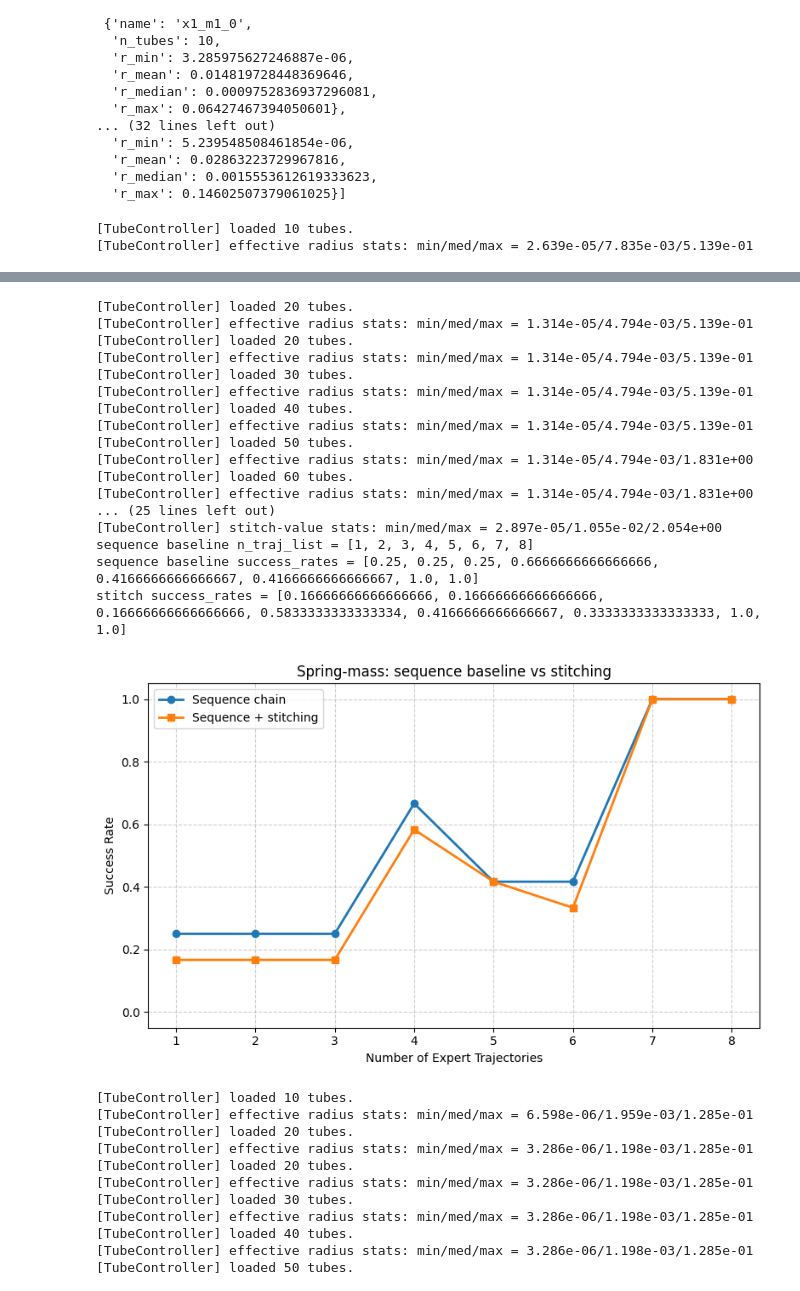
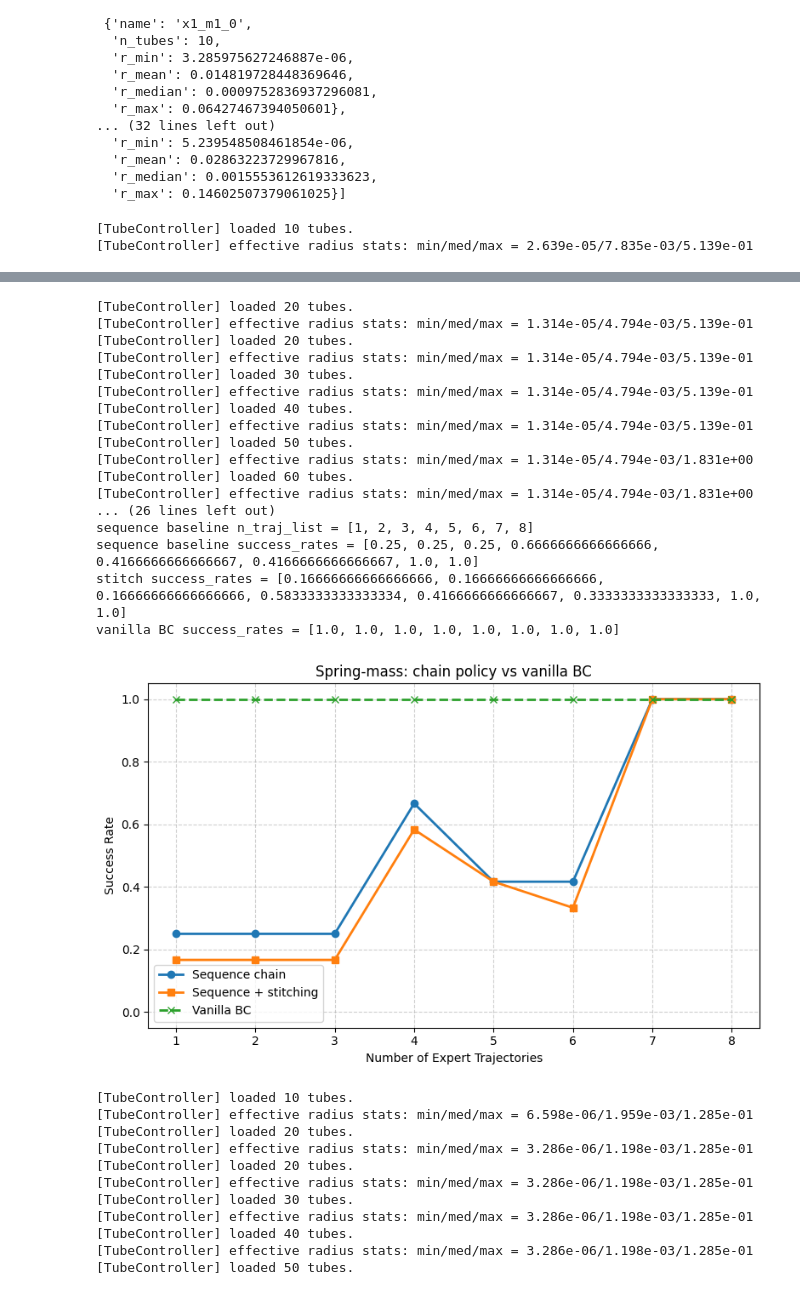
Before and after one commit to JeanLew01/Nonparameric_Hamiltonian_Systems, a Jupyter notebook: demo_spring_mass.ipynb, the cells around one changed output, grey strips where cells are left out. Drawn from its saved outputs; the diff is of its cells as text; code cells hidden in the pictures.

```diff
--- a/demo_spring_mass.ipynb
+++ b/demo_spring_mass.ipynb
@@ -170,6 +175,18 @@ backup_reference_cfg = {
     "distance_weights": (1.0, 0.5),
 }
 
+vanilla_bc_cfg = {
+    "hidden_sizes": (64, 128, 64),
+    "lr": 2e-3,
+    "batch_size": 256,
+    "epochs": 120,
+    "seed": 7,
+    "device": "cpu",
+    "normalize_obs": True,
+    "normalize_actions": True,
+    "use_angle_features": False,
+}
+
 spring_eval_init_states = spec.sample_initial_states(num_inits=12, seed=123)
 
 _, alphabet_summary = build_control_alphabet_from_saved_rollouts(
@@ -227,16 +244,31 @@ n_traj_stitch, success_rates_stitch, diag_stitch = evaluate_incremental_chain_po
     verbose=False,
 )
 
+n_traj_bc, success_rates_bc, diag_bc = evaluate_incremental_behavior_cloning(
+    spec=spec,
+    save_dir=save_dir,
+    target_names=spring_names,
+    init_states=spring_eval_init_states,
+    dt=0.02,
+    episode_seconds=20.0,
+    bc_kwargs=vanilla_bc_cfg,
+    result_filename="incremental_vanilla_bc_success_rates_spring_mass.npz",
+    plot=False,
+    verbose=False,
+)
+
 print("sequence baseline n_traj_list =", n_traj_baseline)
 print("sequence baseline success_rates =", success_rates_baseline)
 print("stitch success_rates =", success_rates_stitch)
+print("vanilla BC success_rates =", success_rates_bc)
 
 plt.figure(figsize=(8, 5))
 plt.plot(n_traj_baseline, success_rates_baseline, marker="o", linewidth=2, label="Sequence chain")
 plt.plot(n_traj_stitch, success_rates_stitch, marker="s", linewidth=2, label="Sequence + stitching")
+plt.plot(n_traj_bc, success_rates_bc, marker="x", linestyle="--", linewidth=2, label="Vanilla BC")
 plt.xlabel("Number of Expert Trajectories")
 plt.ylabel("Success Rate")
-plt.title("Spring-mass: sequence baseline vs stitching")
+plt.title("Spring-mass: chain policy vs vanilla BC")
 plt.ylim(-0.05, 1.05)
 plt.grid(True, linestyle="--", alpha=0.6)
 plt.legend()
@@ -249,26 +281,26 @@ CasADi - 2026-03-19 17:43:16 WARNING("The options 't0', 'tf', 'grid' and 'output
 The same functionality is provided by providing additional input arguments to the 'integrator' function, in particular:
  * Call integrator(..., t0, tf, options) for a single output time, or
  * Call integrator(..., t0, grid, options) for multiple grid points.
 The legacy 'output_t0' option can be emulated by including or excluding 't0' in 'grid'.
 Backwards compatibility is provided in this release only.") [.../casadi/core/integrator.cpp:692]
 [TubeController] loaded 20 tubes.
 [TubeController] effective radius stats: min/med/max = 1.314e-05/4.794e-03/5.139e-01
 [TubeController] loaded 20 tubes.
 [TubeController] effective radius stats: min/med/max = 1.314e-05/4.794e-03/5.139e-01
 [TubeController] loaded 30 tubes.
 [TubeController] effective radius stats: min/med/max = 1.314e-05/4.794e-03/5.139e-01
 [TubeController] loaded 40 tubes.
 [TubeController] effective radius stats: min/med/max = 1.314e-05/4.794e-03/5.139e-01
 [TubeController] loaded 50 tubes.
 [TubeController] effective radius stats: min/med/max = 1.314e-05/4.794e-03/1.831e+00
 [TubeController] loaded 60 tubes.
 [TubeController] effective radius stats: min/med/max = 1.314e-05/4.794e-03/1.831e+00
-... (25 lines left out)
-[TubeController] stitch-value stats: min/med/max = 2.897e-05/1.055e-02/2.054e+00
+... (26 lines left out)
 sequence baseline n_traj_list = [1, 2, 3, 4, 5, 6, 7, 8]
 sequence baseline success_rates = [0.25, 0.25, 0.25, 0.6666666666666666, 0.4166666666666667, 0.4166666666666667, 1.0, 1.0]
 stitch success_rates = [0.16666666666666666, 0.16666666666666666, 0.16666666666666666, 0.5833333333333334, 0.4166666666666667, 0.3333333333333333, 1.0, 1.0]
+vanilla BC success_rates = [1.0, 1.0, 1.0, 1.0, 1.0, 1.0, 1.0, 1.0]
-[figure, old version]
+[figure, new version]
 # %%
 n_traj_backup, success_rates_backup, diag_backup = evaluate_incremental_chain_policy(
     spec=spec,
```
Also changed, not shown: parts of 2 cells of this notebook, 8 other files.
